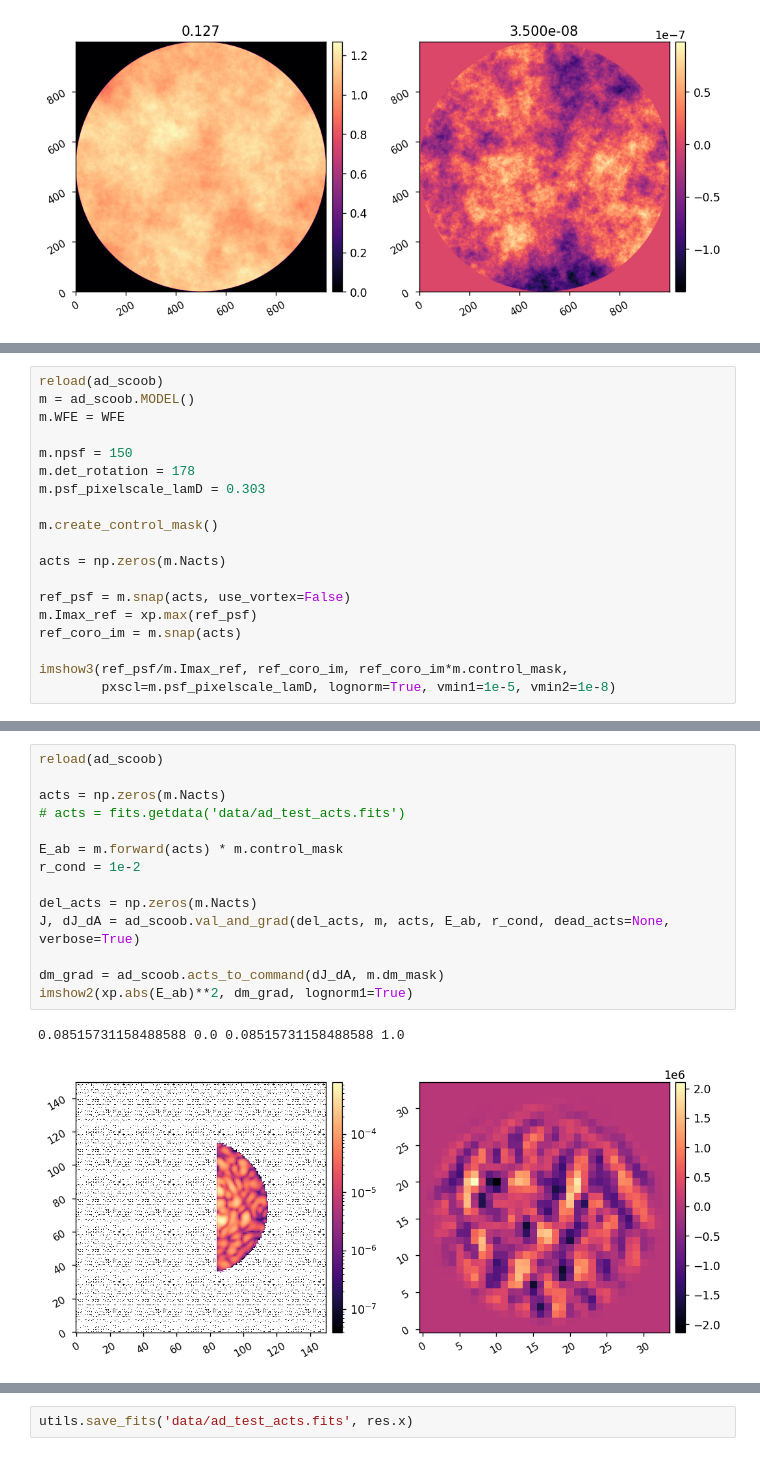
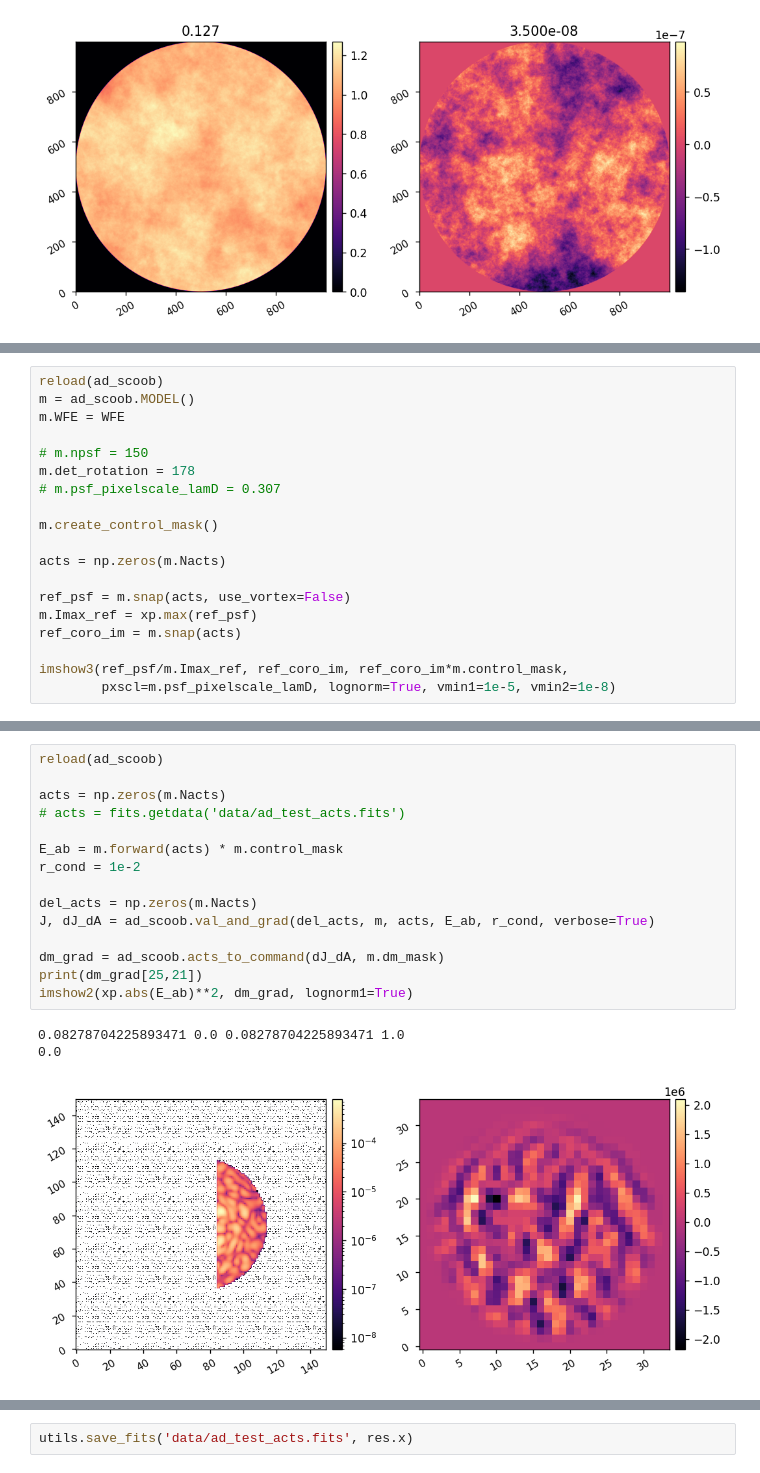
Before and after one commit to uasal/scoob-psf, a Jupyter notebook: notebooks/ad_scoob_efc.ipynb, the cells around one changed output, grey strips where cells are left out. Cells and saved outputs as stored; diff of their text form.

```diff
--- a/notebooks/ad_scoob_efc.ipynb
+++ b/notebooks/ad_scoob_efc.ipynb
@@ -37,9 +59,9 @@ reload(ad_scoob)
 m = ad_scoob.MODEL()
 m.WFE = WFE
 
-m.npsf = 150
+# m.npsf = 150
 m.det_rotation = 178
-m.psf_pixelscale_lamD = 0.303
+# m.psf_pixelscale_lamD = 0.307
 
 m.create_control_mask()
 
@@ -57,20 +79,22 @@ Oversampling > 2x suggested for reliable results in Fresnel propagation.
 # %%
 reload(ad_scoob)
 
 acts = np.zeros(m.Nacts)
 # acts = fits.getdata('data/ad_test_acts.fits')
 
 E_ab = m.forward(acts) * m.control_mask
 r_cond = 1e-2
 
 del_acts = np.zeros(m.Nacts)
-J, dJ_dA = ad_scoob.val_and_grad(del_acts, m, acts, E_ab, r_cond, dead_acts=None, verbose=True)
+J, dJ_dA = ad_scoob.val_and_grad(del_acts, m, acts, E_ab, r_cond, verbose=True)
 
 dm_grad = ad_scoob.acts_to_command(dJ_dA, m.dm_mask)
+print(dm_grad[25,21])
 imshow2(xp.abs(E_ab)**2, dm_grad, lognorm1=True)
 # %% [output]
-0.08515731158488588 0.0 0.08515731158488588 1.0
+0.08278704225893471 0.0 0.08278704225893471 1.0
+0.0
-[figure, old version]
+[figure, new version]
 # %%
 
 acts = np.zeros(m.Nacts)
```
Also changed, not shown: parts of 6 cells of this notebook, 1 other file.
